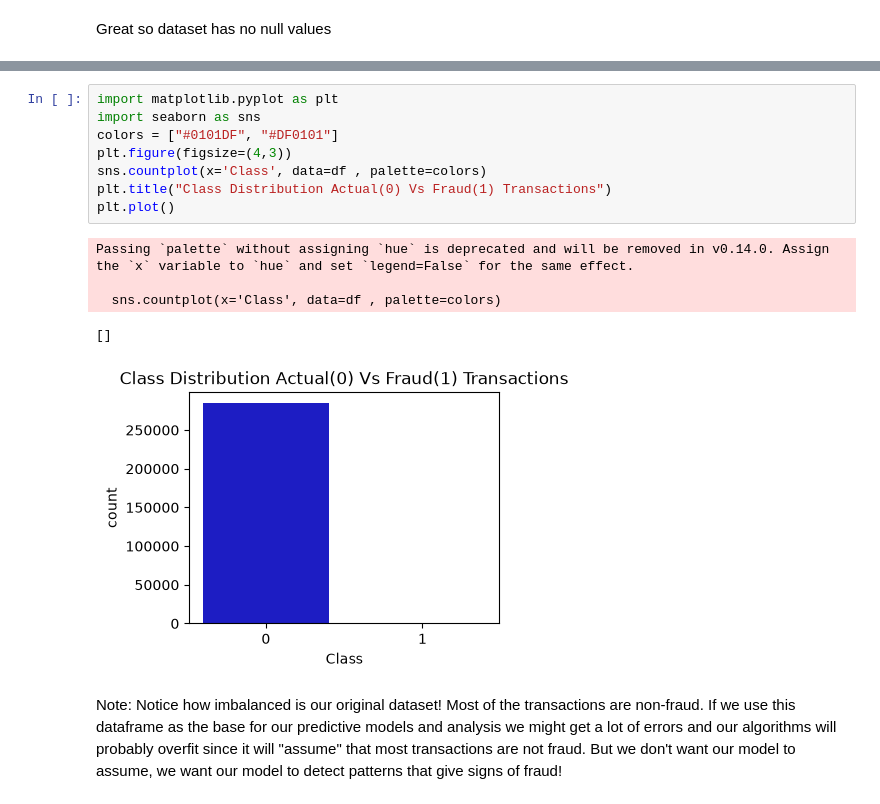
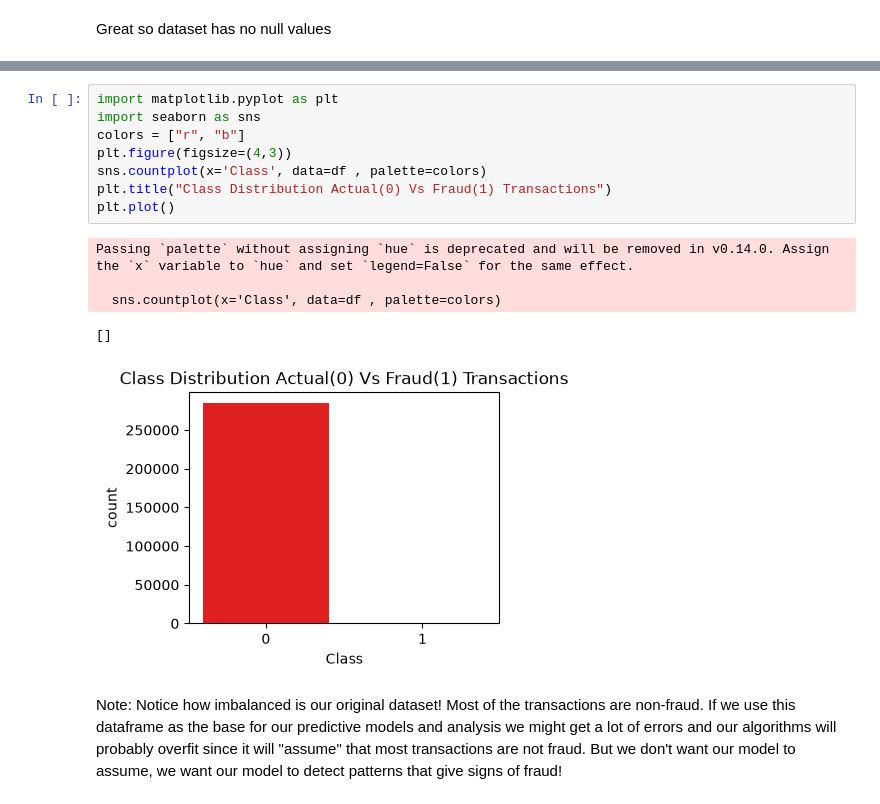
Before and after one commit to ayushmehraa/fraud-detection, a Jupyter notebook: notebooks/01_eda.ipynb, the cells around one changed output, grey strips where cells are left out. Drawn from its saved outputs; the diff is of its cells as text.

```diff
--- a/notebooks/01_eda.ipynb
+++ b/notebooks/01_eda.ipynb
@@ -59,17 +59,17 @@ Fraud transactions: 492
 # %%
 import matplotlib.pyplot as plt
 import seaborn as sns
-colors = ["#0101DF", "#DF0101"]
+colors = ["r", "b"]
 plt.figure(figsize=(4,3))
 sns.countplot(x='Class', data=df , palette=colors)
 plt.title("Class Distribution Actual(0) Vs Fraud(1) Transactions")
 plt.plot()
 # %% [output]
 Passing `palette` without assigning `hue` is deprecated and will be removed in v0.14.0. Assign the `x` variable to `hue` and set `legend=False` for the same effect.
 
   sns.countplot(x='Class', data=df , palette=colors)
 []
-[figure, old version]
+[figure, new version]
 # %% [markdown]
 Note: Notice how imbalanced is our original dataset! Most of the transactions are non-fraud. If we use this dataframe as the base for our predictive models and analysis we might get a lot of errors and our algorithms will probably overfit since it will "assume" that most transactions are not fraud. But we don't want our model to assume, we want our model to detect patterns that give signs of fraud!
 # %%
```
Also changed, not shown: parts of 16 cells of this notebook.
